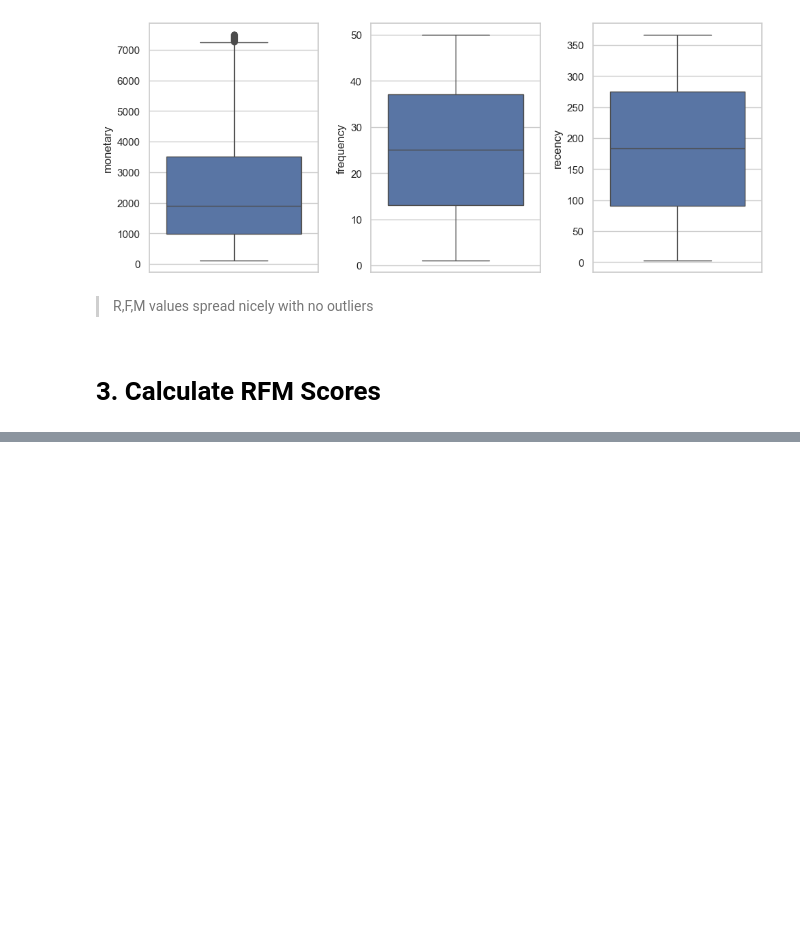
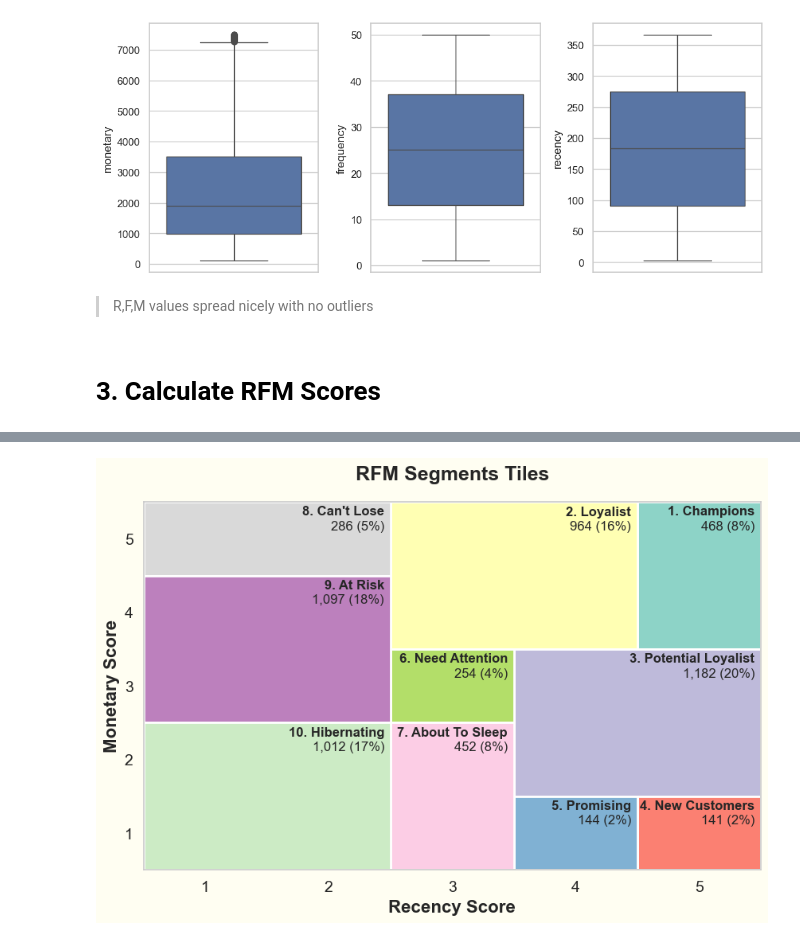
Before and after one commit to liemnh98/LJMU-Data-Science-Masters-Dissertation, a Jupyter notebook: 3-rfm_per_customer.ipynb, the cells around one changed output, grey strips where cells are left out. Cells and saved outputs as stored; diff of their text form; code cells hidden in the pictures; blank space fills up the shorter version.

```diff
--- a/3-rfm_per_customer.ipynb
+++ b/3-rfm_per_customer.ipynb
@@ -111,0 +227,54 @@ rfm_df_score.head()
+# %%
+# Prepare colors for segments
+unique_segments = rfm_rule_table['segment'].tolist()
+n_segments = len(unique_segments)
+cmap = plt.colormaps.get_cmap('Set3')  # Softer palette
+colors = [cmap(i / n_segments) for i in range(n_segments)]
+segment_colors = {seg: colors[i] for i, seg in enumerate(unique_segments)}
+
+# Total number of customers
+total_customers = len(rfm_classic)
+
+plt.figure(figsize=(10, 6), facecolor='#FFFEF2')
+ax = plt.gca()
+ax.set_xlim(0.5, 5.5)
+ax.set_ylim(0.5, 5.5)
+ax.set_xticks(range(1, 6))
+ax.set_yticks(range(1, 6))
+ax.set_xlabel('Recency Score', fontsize=16, fontweight='bold')
+ax.set_ylabel('Monetary Score', fontsize=16, fontweight='bold')
+ax.tick_params(axis='both', which='major', labelsize=14)
+ax.set_title(f'RFM Segments Tiles', fontsize=18, fontweight='bold', pad=20)
+
+for _, row in rfm_rule_table.iterrows():
+    segment = row['segment']
+    r_min, r_max = row['r_min'], row['r_max']
+    m_min, m_max = row['m_min'], row['m_max']
+
+    # Calculate width and height of the rectangle
+    width = r_max - r_min + 1
+    height = m_max - m_min + 1
+
+    # Draw rectangle for the segment
+    rect = Rectangle((r_min - 0.5, m_min - 0.5), width, height,
+                     facecolor=segment_colors[segment],
+                     edgecolor='white', linewidth=2)
+    ax.add_patch(rect)
+
+    # Filter customers in this segment
+    subset = rfm_classic[rfm_classic['rfm_classic_segment'] == segment]
+    count = len(subset)
+    percent = count / total_customers * 100
+
+    # Position text at top-right corner with padding
+    text_x = r_max + 0.45
+    text_y = m_max + 0.45
+
+    # Add segment name and count + percentage
+    ax.text(text_x, text_y, segment, ha='right', va='top', wrap=True, fontweight='bold')
+    ax.text(text_x, text_y - 0.2, f"{count:,} ({percent:.0f}%)", ha='right', va='top', wrap=True, fontsize=12)
+
+plt.grid(False)
+plt.show()
+# %% [output]
+[figure, added]
```
Also changed, not shown: parts of 13 cells of this notebook, 1 other file.
